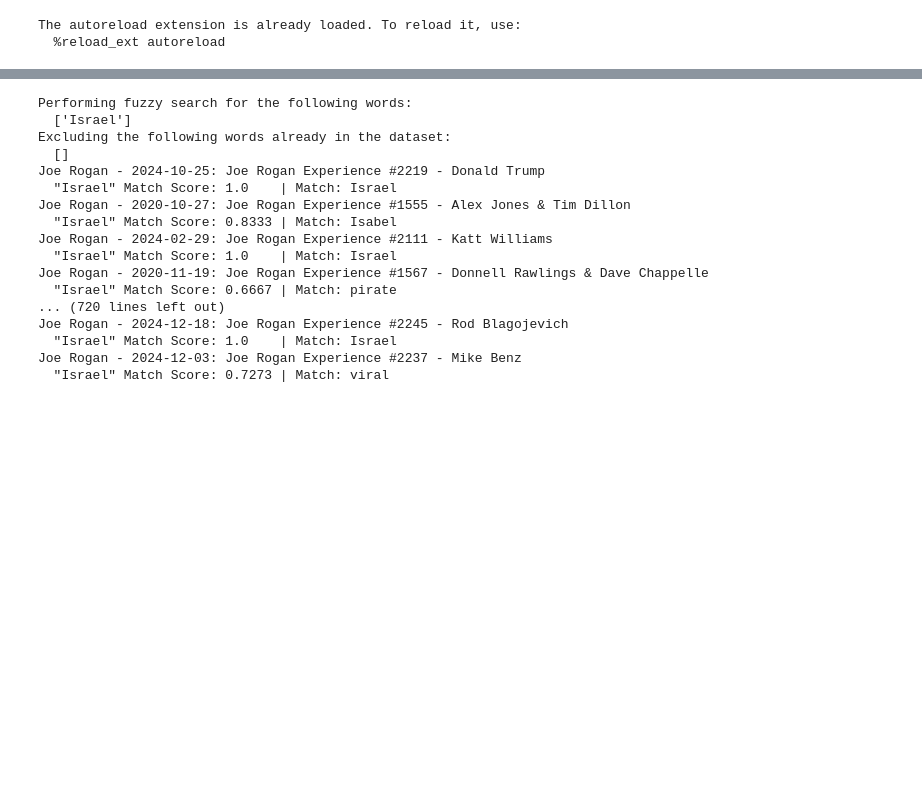
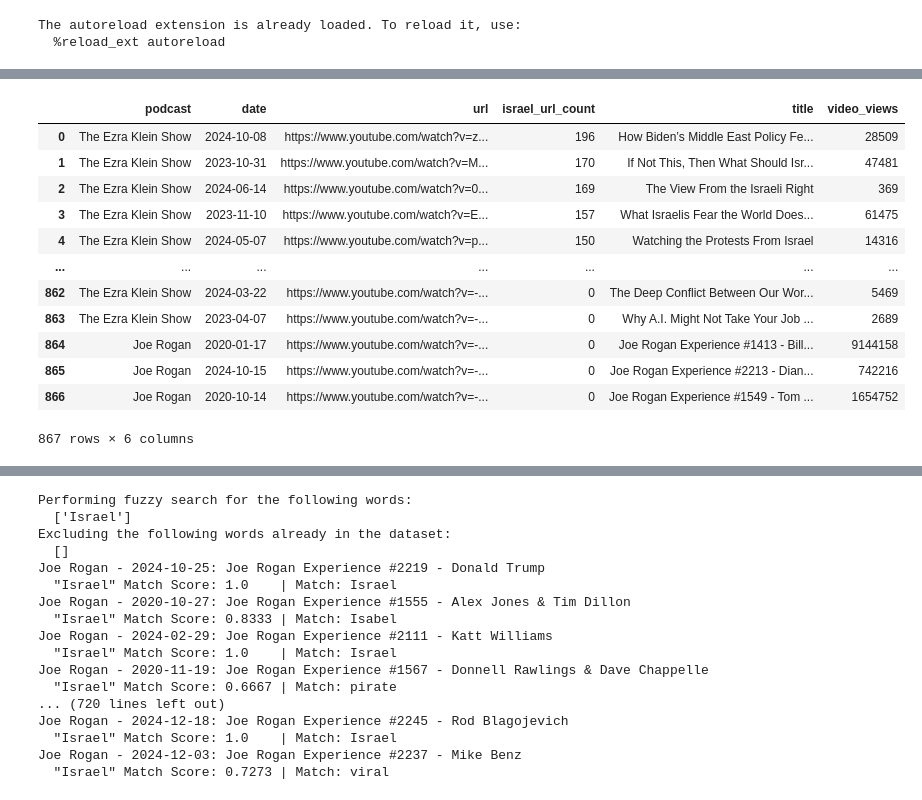
Before and after one commit to rahim-hashim/video_transcripts, a Jupyter notebook: transcript_analysis.ipynb, the cells around one changed output, grey strips where cells are left out. Saved outputs shown, nothing was run; the diff lists cells and outputs as text; code cells hidden in the pictures; blank space fills up the shorter version.

```diff
--- a/transcript_analysis.ipynb
+++ b/transcript_analysis.ipynb
@@ -296,0 +108,20 @@ transcript_df
+# %%
+import warnings
+warnings.filterwarnings('ignore')
+
+topic = 'israel'
+transcript_df_sep = transcript_df.explode('transcript', ignore_index=True)
+transcript_df_sep['position'] = transcript_df_sep.groupby('title').cumcount()
+
+# initialize topic_df
+topic_df = pd.DataFrame()
+
+for podcast in transcript_df_sep['podcast'].unique():
+	print(f'Podcast: {podcast}')
+	podcast_topic_df = press_releases.count_topic_mentions(
+		transcript_df_sep[transcript_df_sep['podcast'] == podcast],
+		topic,
+		search_field='transcript',
+		verbose=True
+	)
+	topic_df = pd.concat([topic_df, podcast_topic_df], ignore_index=True)
@@ -296,0 +146,20 @@ transcript_df
+# %%
+# sort by topic_url_count, url, and date
+topic_date_df = topic_df.drop_duplicates(subset=['url']).sort_values(
+	by=[f'{topic}_url_count', 'url', 'date'],
+	ascending=False).reset_index()[['podcast', 'date', 'url', f'{topic}_url_count', 'title', 'video_views']]
+topic_date_df
+# %% [output]
+|  | podcast | date | url | israel_url_count | title | video_views |
+| 0 | The Ezra Klein Show | 2024-10-08 | https://www.youtube.com/watch?v=z... | 196 | How Biden’s Middle East Policy Fe... | 28509 |
+| 1 | The Ezra Klein Show | 2023-10-31 | https://www.youtube.com/watch?v=M... | 170 | If Not This, Then What Should Isr... | 47481 |
+| 2 | The Ezra Klein Show | 2024-06-14 | https://www.youtube.com/watch?v=0... | 169 | The View From the Israeli Right | 369 |
+| 3 | The Ezra Klein Show | 2023-11-10 | https://www.youtube.com/watch?v=E... | 157 | What Israelis Fear the World Does... | 61475 |
+| 4 | The Ezra Klein Show | 2024-05-07 | https://www.youtube.com/watch?v=p... | 150 | Watching the Protests From Israel | 14316 |
+| ... | ... | ... | ... | ... | ... | ... |
+| 862 | The Ezra Klein Show | 2024-03-22 | https://www.youtube.com/watch?v=-... | 0 | The Deep Conflict Between Our Wor... | 5469 |
+| 863 | The Ezra Klein Show | 2023-04-07 | https://www.youtube.com/watch?v=-... | 0 | Why A.I. Might Not Take Your Job ... | 2689 |
+| 864 | Joe Rogan | 2020-01-17 | https://www.youtube.com/watch?v=-... | 0 | Joe Rogan Experience #1413 - Bill... | 9144158 |
+| 865 | Joe Rogan | 2024-10-15 | https://www.youtube.com/watch?v=-... | 0 | Joe Rogan Experience #2213 - Dian... | 742216 |
+| 866 | Joe Rogan | 2020-10-14 | https://www.youtube.com/watch?v=-... | 0 | Joe Rogan Experience #1549 - Tom ... | 1654752 |
+867 rows × 6 columns
```
Also changed, not shown: parts of 17 cells of this notebook, 1 other file.
